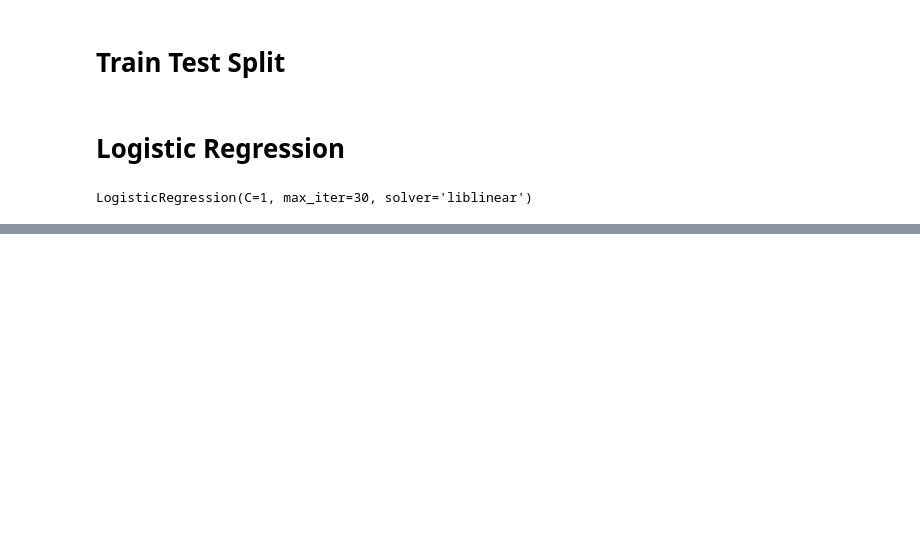
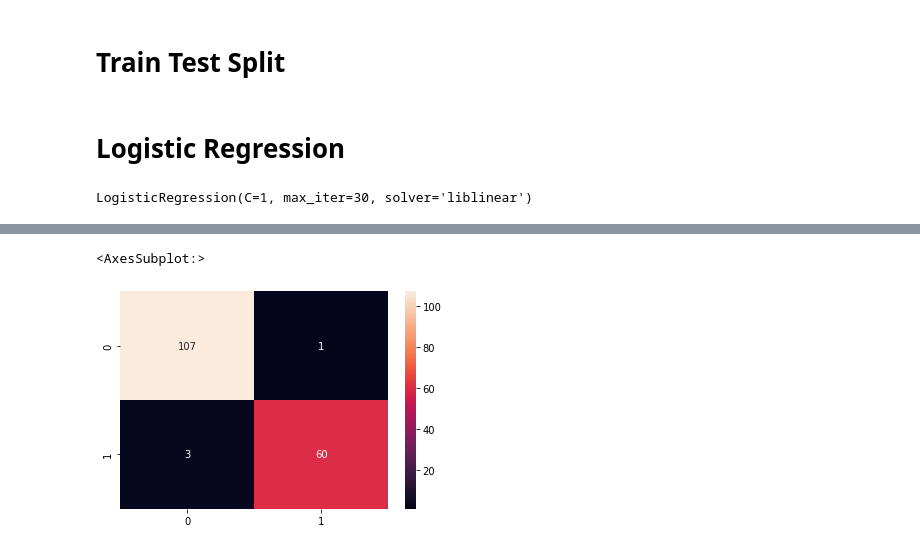
Before and after one commit to tejasdevani83/Breast-Cancer-Wisconsin-LR, a Jupyter notebook: Breast_Cancer_Wisconsin.ipynb, the cells around one changed output, grey strips where cells are left out. Drawn from its saved outputs; the diff is of its cells as text; code cells hidden in the pictures; blank space fills up the shorter version.

Commit message:
classification with svc model

```diff
--- a/Breast_Cancer_Wisconsin.ipynb
+++ b/Breast_Cancer_Wisconsin.ipynb
@@ -119 +113,7 @@ sns.heatmap(confusion_matrix(y_test,logpred), annot=True,fmt='g')
 [figure]
+# %%
+# train and fit data into SVC
+
+from sklearn.svm import SVC
+svm_model = SVC(C=1,kernel='rbf',cache_size=200)
+svm_model.fit(X_train,y_train)
@@ -119,0 +122,2 @@ sns.heatmap(confusion_matrix(y_test,logpred), annot=True,fmt='g')
+# %%
+svc_pred = svm_model.predict(X_test)
@@ -119,0 +145,6 @@ sns.heatmap(confusion_matrix(y_test,logpred), annot=True,fmt='g')
+# %%
+# draw confusion matrix using heatmap
+sns.heatmap(confusion_matrix(y_test,svc_pred), annot=True,fmt='g')
+# %% [output]
+<AxesSubplot:>
+[figure, added]
```
Also changed, not shown: parts of 10 cells of this notebook, 3 other files.
